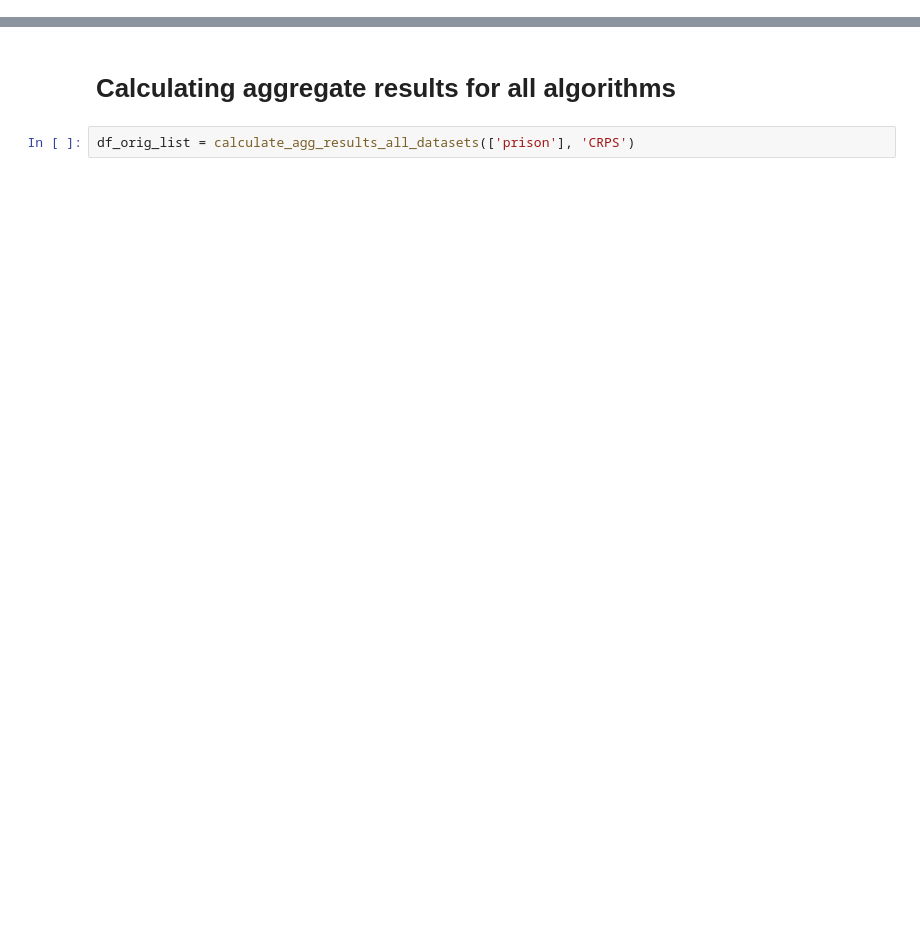
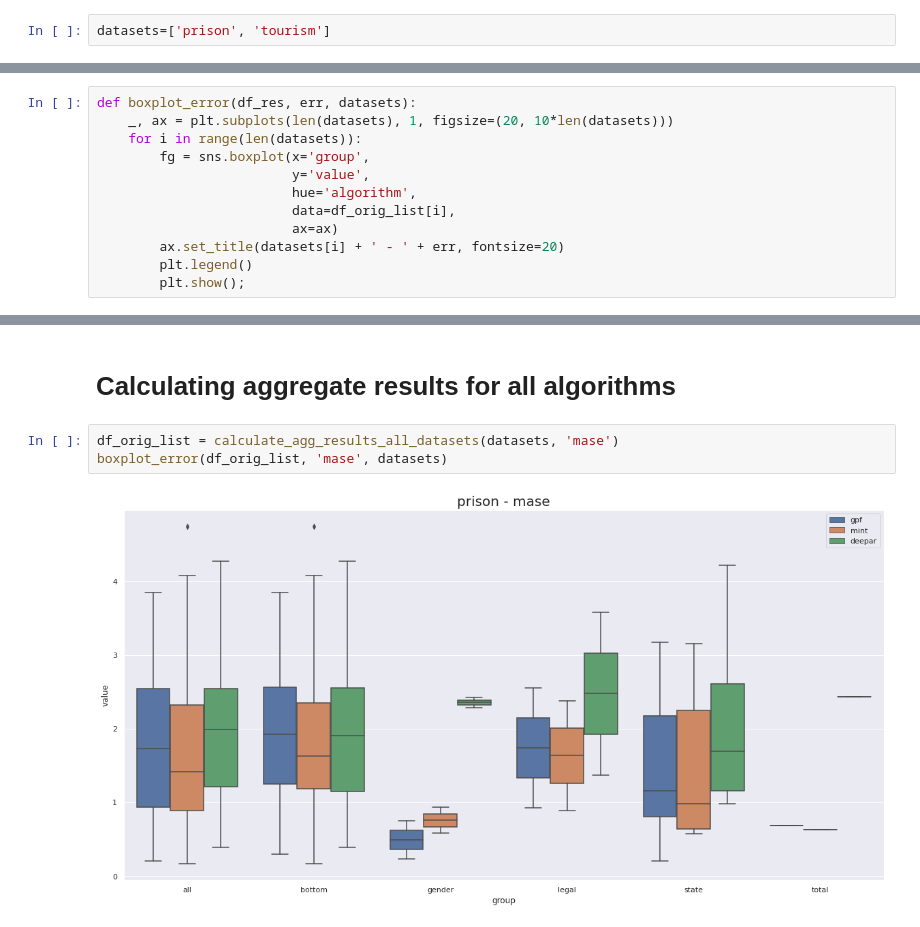
Before and after one commit to luisroque/run_models_distributed, a Jupyter notebook: notebooks/Results_comparing_all_algorithms_paper1_probabilistic.ipynb, the cells around one changed output, grey strips where cells are left out. Drawn from its saved outputs; the diff is of its cells as text; blank space fills up the shorter version.

```diff
--- a/notebooks/Results_comparing_all_algorithms_paper1_probabilistic.ipynb
+++ b/notebooks/Results_comparing_all_algorithms_paper1_probabilistic.ipynb
@@ -23,3 +25,5 @@ plt.rcParams.update({'font.size': 22})
+# %%
+datasets=['prison', 'tourism']
 # %% [markdown]
 # Helper functions
 # %%
@@ -195,4 +201,16 @@ def calculate_agg_results_all_datasets(datasets: list, err: str) -> list[pd.Data
     return df_orig_list
+# %%
+def boxplot_error(df_res, err, datasets):
+    _, ax = plt.subplots(len(datasets), 1, figsize=(20, 10*len(datasets)))
+    for i in range(len(datasets)):
+        fg = sns.boxplot(x='group',
+                         y='value',
+                         hue='algorithm',
+                         data=df_orig_list[i],
+                         ax=ax)
+        ax.set_title(datasets[i] + ' - ' + err, fontsize=20)
+        plt.legend()
+        plt.show();
 # %% [markdown]
 # Calculation of CRPS - example for a single series
 # %%
@@ -276,5 +294,8 @@ plot_compare_err_metric('CRPS')
 # %% [markdown]
 # Calculating aggregate results for all algorithms
-# %%
-df_orig_list = calculate_agg_results_all_datasets(['prison'], 'CRPS')
+# %%
+df_orig_list = calculate_agg_results_all_datasets(datasets, 'mase')
+boxplot_error(df_orig_list, 'mase', datasets)
+# %% [output]
+[figure, added]
 # %%
```
Also changed, not shown: parts of 8 cells of this notebook, 1 other file.
